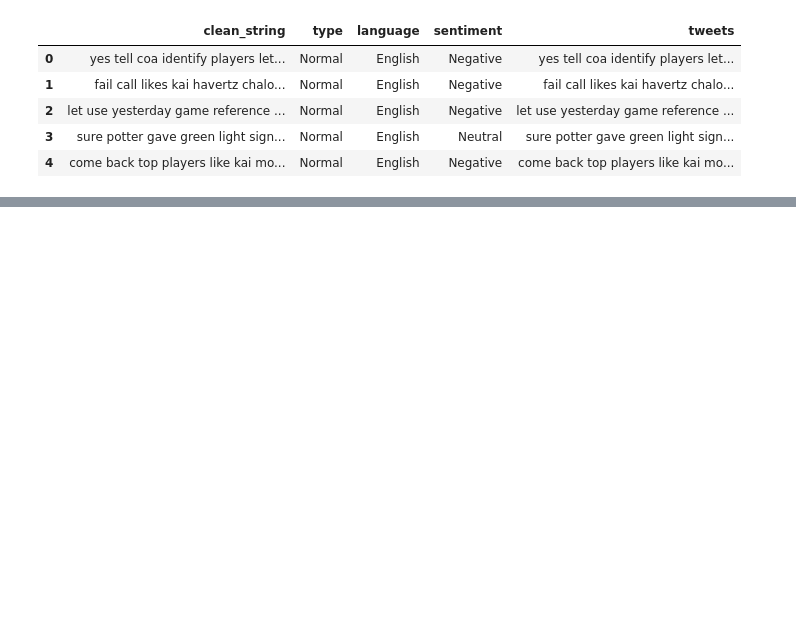
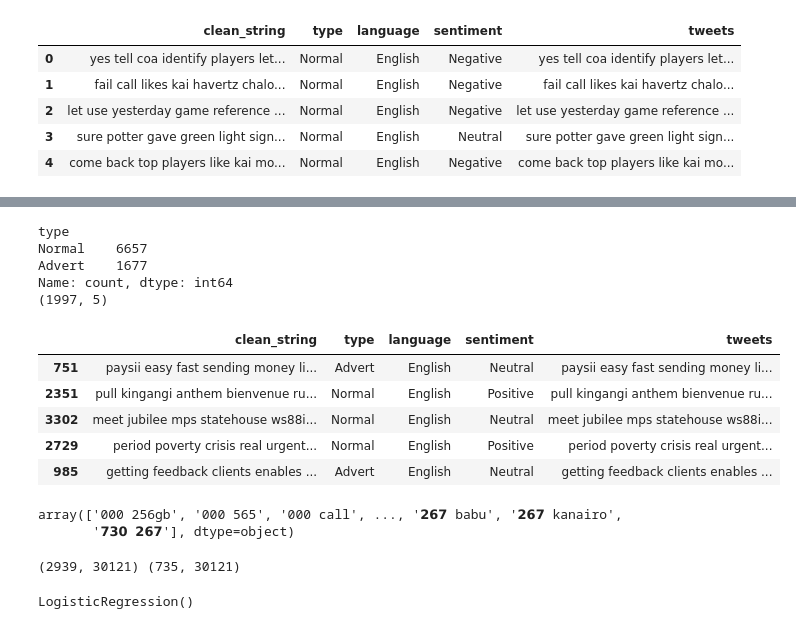
Before and after one commit to sophicist/StudentsWork-Lessons-, a Jupyter notebook: Akeem/MachineLearning.ipynb, the cells around one changed output, grey strips where cells are left out. Cells and saved outputs as stored; diff of their text form; code cells hidden in the pictures; blank space fills up the shorter version.

```diff
--- a/Akeem/MachineLearning.ipynb
+++ b/Akeem/MachineLearning.ipynb
@@ -205,0 +209,48 @@ px.line(y1,x = 'words',y = 'n')
+# %%
+print(dt['type'].value_counts())
+ads  = dt[dt['type']=="Advert"].sample(frac = 1)
+norm = dt[dt['type']=="Normal"].sample(frac =0.3);print(norm.shape)
+dy = pd.concat([ads,norm],ignore_index = True,axis =0).sample(frac = 1)
+dy.head()
+# when the data is imbalanced you can try undersampling or oversampling
+# %% [output]
+type
+Normal    6657
+Advert    1677
+Name: count, dtype: int64
+(1997, 5)
+|  | clean_string | type | language | sentiment | tweets |
+| 751 | paysii easy fast sending money li... | Advert | English | Neutral | paysii easy fast sending money li... |
+| 2351 | pull kingangi anthem bienvenue ru... | Normal | English | Positive | pull kingangi anthem bienvenue ru... |
+| 3302 | meet jubilee mps statehouse ws88i... | Normal | English | Neutral | meet jubilee mps statehouse ws88i... |
+| 2729 | period poverty crisis real urgent... | Normal | English | Positive | period poverty crisis real urgent... |
+| 985 | getting feedback clients enables ... | Advert | English | Neutral | getting feedback clients enables ... |
+# %%
+# build a vectorizer for this data
+from sklearn.feature_extraction.text import CountVectorizer
+x = [str(i) for i in dy['clean_string']]
+y = dy['type']
+
+vector = CountVectorizer(ngram_range=(2, 2))
+vectors = vector.fit_transform(x)
+vectors.toarray()
+vectors.shape
+vector.get_feature_names_out()
+# %% [output]
+array(['000 256gb', '000 565', '000 call', ..., '𝟮𝟲𝟳 babu', '𝟮𝟲𝟳 kanairo',
+       '𝟳𝟯𝟬 𝟮𝟲𝟳'], dtype=object)
+# %%
+# train test split
+from sklearn.model_selection import train_test_split
+x_train,x_test,y_train,y_test = train_test_split(vectors,y,test_size = 0.2)
+print(x_train.shape,x_test.shape)
+# %% [output]
+(2939, 30121) (735, 30121)
+# %%
+# initailize our model
+from sklearn.linear_model import LogisticRegression
+model = LogisticRegression()
+# train our model
+model.fit(x_train,y_train)
+# %% [output]
+LogisticRegression()
```
Also changed, not shown: parts of 14 cells of this notebook, 1 other file.
